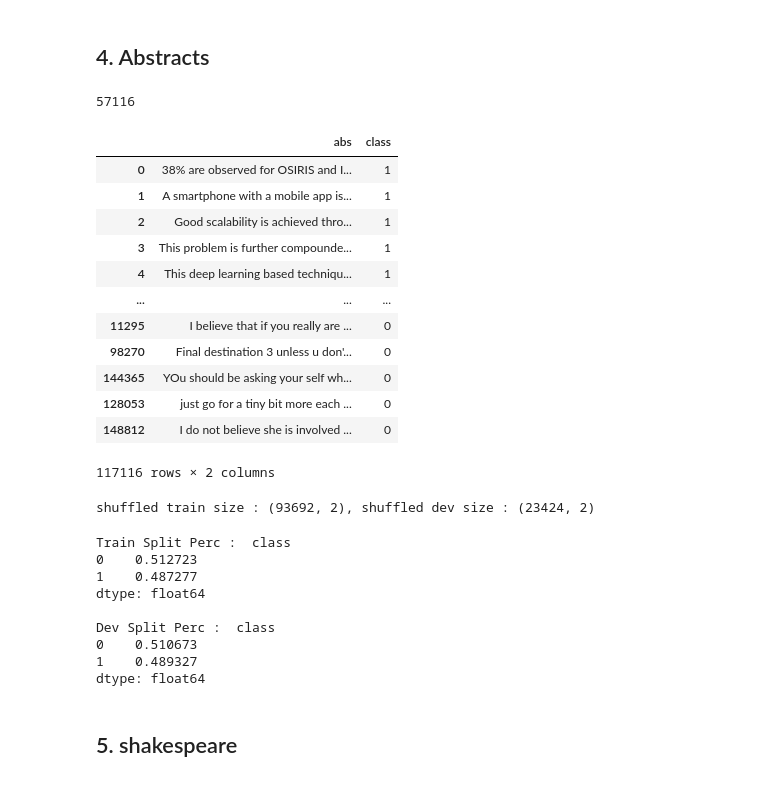
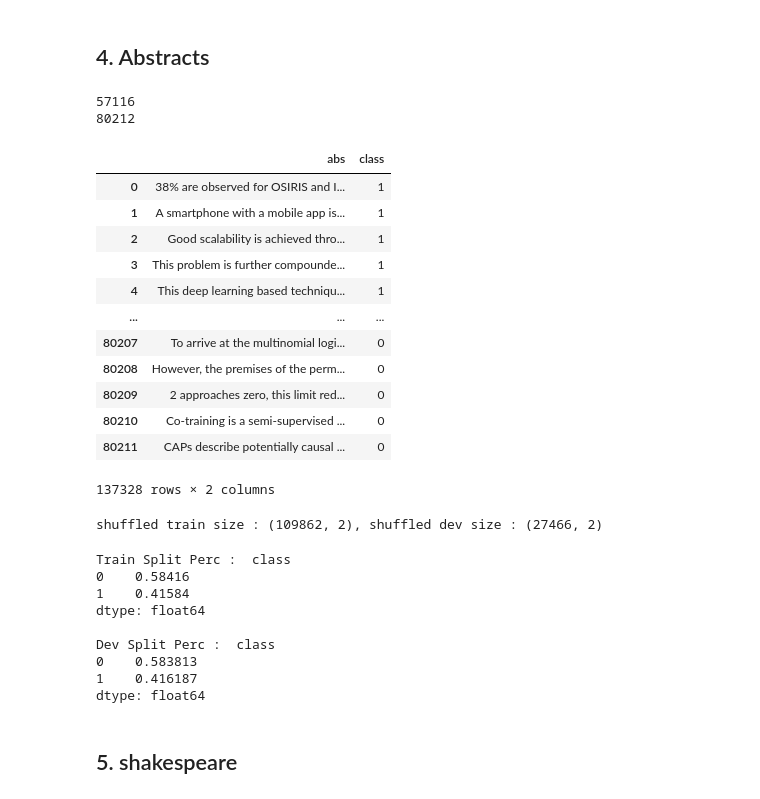
Before and after one commit to nuwandavek/marvin, a Jupyter notebook: ml/notebooks/JointModel_dataprep.ipynb, the cells around one changed output. Cells and saved outputs as stored; diff of their text form; code cells hidden in the pictures.

```diff
--- a/ml/notebooks/JointModel_dataprep.ipynb
+++ b/ml/notebooks/JointModel_dataprep.ipynb
@@ -401,14 +401,20 @@ with open(f"{output_dir_toy}/config.json","w") as fob:
 # %% [markdown]
 ## 4. Abstracts
 # %%
-abstract_path = '../data/temp/abstract_sents.csv'
+abstract_path1 = '../data/temp/abstract_sents.csv'
+abstract_path2 = '../data/temp/wikis_ml.csv'
 abstract_train_path = '../data/processed/abstract/train.csv'
 abstract_dev_path = '../data/processed/abstract/dev.csv'
 abstract_config_path = '../data/processed/abstract/config.json'
 output_dir = '../data/processed/abstract'
 # %%
-with open(abstract_path) as fob:
+with open(abstract_path1) as fob:
     abs_data = fob.readlines()
-len(abs_data)
+print(len(abs_data))
+
+with open(abstract_path2) as fob:
+    wiki_data = fob.readlines()
+print(len(wiki_data))
 # %% [output]
 57116
+80212
@@ -419,26 +421,25 @@ formality_df.to_csv('../data/processed_filtered/formality_full/negative.csv',hea
 # %%
 abs_data = [x.strip().strip('\"').strip() for x in abs_data]
 abs_df = pd.DataFrame({'abs':abs_data, 'class': 1})
-formality = pd.read_csv('../data/processed_filtered/formality_full/negative.csv', header=None)
-formality.columns = ['abs','class']
-formality = formality.sample(n=60000,replace=False)
+wiki_data = [x.strip().strip('\"').strip() for x in wiki_data]
+wiki_df = pd.DataFrame({'abs':wiki_data, 'class': 0})
 # %%
-abs_df = pd.concat([abs_df,formality], axis=0)
+abs_df = pd.concat([abs_df,wiki_df], axis=0)
 abs_df
 # %% [output]
 |  | abs | class |
 | 0 | 38% are observed for OSIRIS and I... | 1 |
 | 1 | A smartphone with a mobile app is... | 1 |
 | 2 | Good scalability is achieved thro... | 1 |
 | 3 | This problem is further compounde... | 1 |
 | 4 | This deep learning based techniqu... | 1 |
 | ... | ... | ... |
-| 11295 | I believe that if you really are ... | 0 |
-| 98270 | Final destination 3 unless u don'... | 0 |
-| 144365 | YOu should be asking your self wh... | 0 |
-| 128053 | just go for a tiny bit more each ... | 0 |
-| 148812 | I do not believe she is involved ... | 0 |
+| 80207 | To arrive at the multinomial logi... | 0 |
+| 80208 | However, the premises of the perm... | 0 |
+| 80209 | 2 approaches zero, this limit red... | 0 |
+| 80210 | Co-training is a semi-supervised ... | 0 |
+| 80211 | CAPs describe potentially causal ... | 0 |
-117116 rows × 2 columns
+137328 rows × 2 columns
 # %%
 abs_df = abs_df.sample(frac=1).reset_index(drop=True)
 
@@ -449,7 +450,7 @@ dev_df = abs_df.tail(dev_samples)
 train_df = abs_df.head(train_samples)
 print(f"shuffled train size : {train_df.shape}, shuffled dev size : {dev_df.shape}")
 # %% [output]
-shuffled train size : (93692, 2), shuffled dev size : (23424, 2)
+shuffled train size : (109862, 2), shuffled dev size : (27466, 2)
 # %%
 if not os.path.exists(output_dir):
     os.makedirs(output_dir)
@@ -460,13 +461,13 @@ print("Train Split Perc : ", train_df.groupby('class').size()/len(train_df),'\n'
 print("Dev Split Perc : ", dev_df.groupby('class').size()/len(dev_df),'\n')
 # %% [output]
 Train Split Perc :  class
-0    0.512723
-1    0.487277
+0    0.58416
+1    0.41584
 dtype: float64
 
 Dev Split Perc :  class
-0    0.510673
-1    0.489327
+0    0.583813
+1    0.416187
 dtype: float64
 # %%
 #Data Config
```
Also changed, not shown: parts of 9 cells of this notebook, 6 other files.
